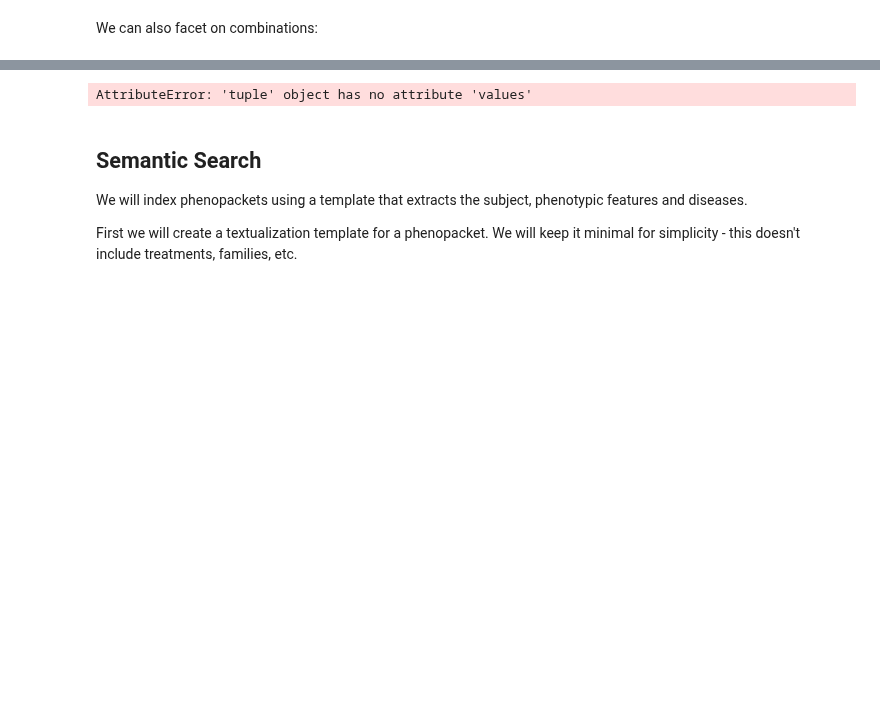
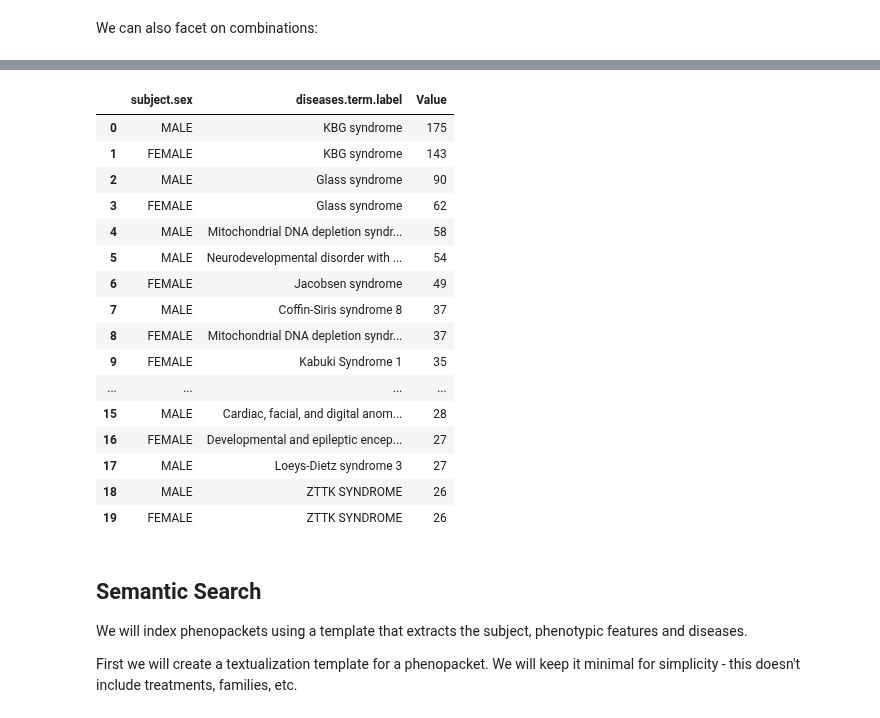
Before and after one commit to linkml/linkml-store, a Jupyter notebook: docs/how-to/Index-Phenopackets.ipynb, the cells around one changed output, grey strips where cells are left out. Drawn from its saved outputs; the diff is of its cells as text; code cells hidden in the pictures; blank space fills up the shorter version.

```diff
--- a/docs/how-to/Index-Phenopackets.ipynb
+++ b/docs/how-to/Index-Phenopackets.ipynb
@@ -159,22 +159,25 @@ fqr
 # %%
-import pandas as pd
-def fqr_as_dfs(fqr: dict):
-    dfs = []
-    for k, vs in fqr.items():
-        rows = []
-        for obj, count in vs:
-            row = {}
-            for col, val in zip(k, obj.values()):
-                row[col] = val[0] if isinstance(val, list) else val
-            row["count"] = count
-            rows.append(row)
-        df = pd.DataFrame(columns=list(k) + ["count"], data=rows)
-        dfs.append(df)
-    return dfs
+from linkml_store.utils.pandas_utils import facet_summary_to_dataframe_unmelted
 
-fqr_as_dfs(fqr)[0]
+facet_summary_to_dataframe_unmelted(fqr)
 # %% [output]
-AttributeError: 'tuple' object has no attribute 'values'
+|  | subject.sex | diseases.term.label | Value |
+| 0 | MALE | KBG syndrome | 175 |
+| 1 | FEMALE | KBG syndrome | 143 |
+| 2 | MALE | Glass syndrome | 90 |
+| 3 | FEMALE | Glass syndrome | 62 |
+| 4 | MALE | Mitochondrial DNA depletion syndr... | 58 |
+| 5 | MALE | Neurodevelopmental disorder with ... | 54 |
+| 6 | FEMALE | Jacobsen syndrome | 49 |
+| 7 | MALE | Coffin-Siris syndrome 8 | 37 |
+| 8 | FEMALE | Mitochondrial DNA depletion syndr... | 37 |
+| 9 | FEMALE | Kabuki Syndrome 1 | 35 |
+| ... | ... | ... | ... |
+| 15 | MALE | Cardiac, facial, and digital anom... | 28 |
+| 16 | FEMALE | Developmental and epileptic encep... | 27 |
+| 17 | MALE | Loeys-Dietz syndrome 3 | 27 |
+| 18 | MALE | ZTTK SYNDROME | 26 |
+| 19 | FEMALE | ZTTK SYNDROME | 26 |
 # %% [markdown]
 ## Semantic Search
 
```
Also changed, not shown: parts of 14 cells of this notebook, 16 other files.
